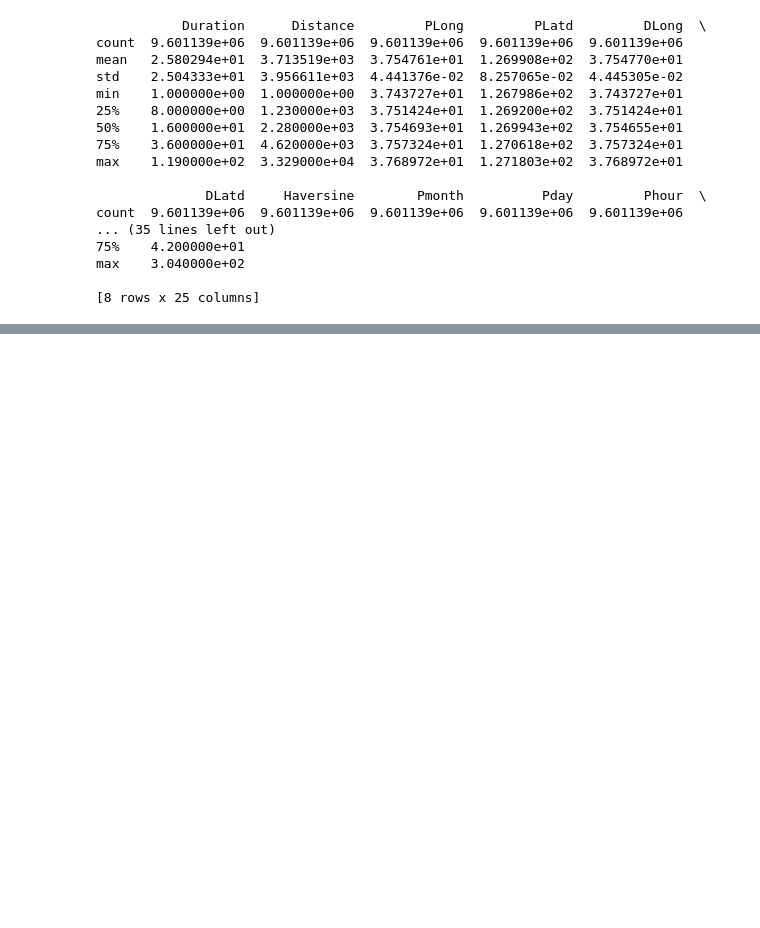
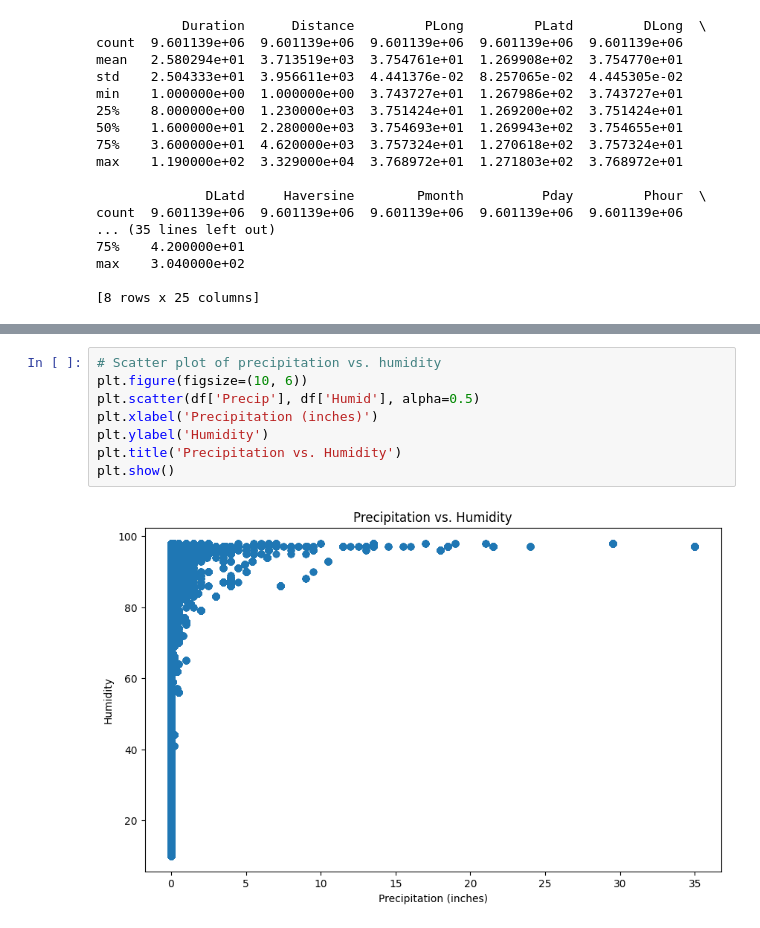
Before and after one commit to dp2292/CP01-Data-Alchemists, a Jupyter notebook: SBT_Graphs_Dhruv.ipynb, the cells around one changed output, grey strips where cells are left out. Drawn from its saved outputs; the diff is of its cells as text; blank space fills up the shorter version.

```diff
--- a/SBT_Graphs_Dhruv.ipynb
+++ b/SBT_Graphs_Dhruv.ipynb
@@ -90,0 +122,10 @@ max    3.040000e+02
+# %%
+# Scatter plot of precipitation vs. humidity
+plt.figure(figsize=(10, 6))
+plt.scatter(df['Precip'], df['Humid'], alpha=0.5)
+plt.xlabel('Precipitation (inches)')
+plt.ylabel('Humidity')
+plt.title('Precipitation vs. Humidity')
+plt.show()
+# %% [output]
+[figure, added]
```
Also changed, not shown: parts of 11 cells of this notebook.
